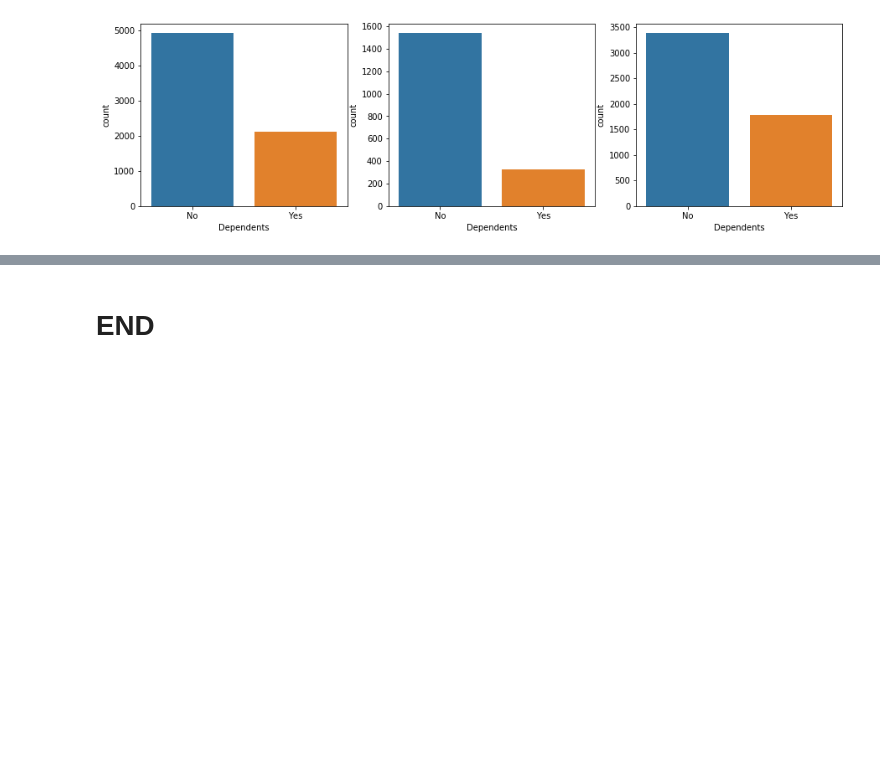
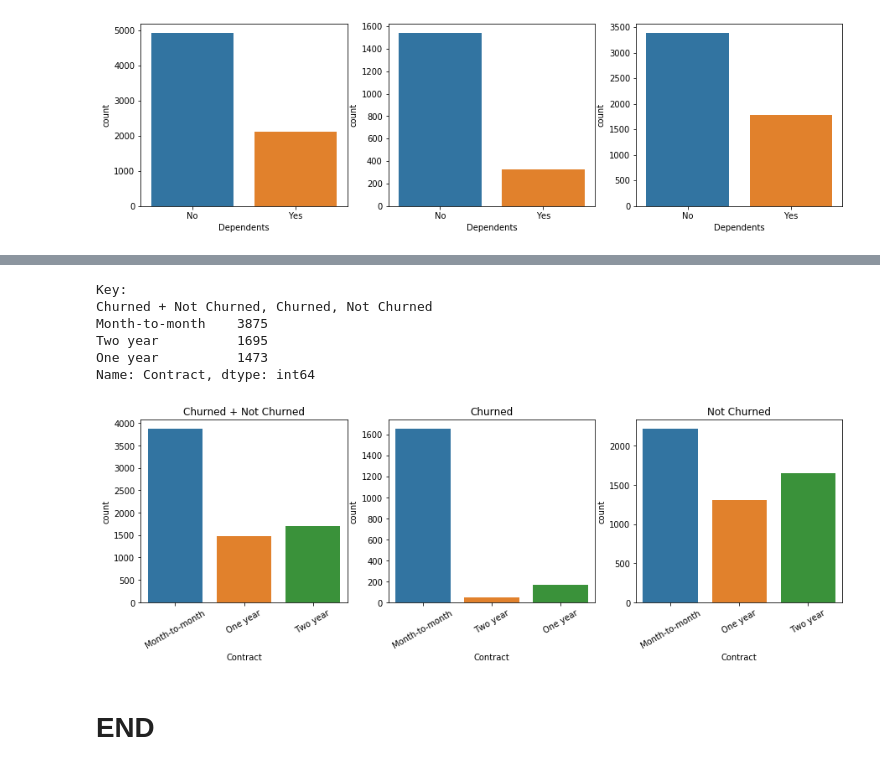
Before and after one commit to Booandlean/Telco_Customer_Churn-, a Jupyter notebook: EDA_+_Vis.ipynb, the cells around one changed output, grey strips where cells are left out. Saved outputs shown, nothing was run; the diff lists cells and outputs as text; code cells hidden in the pictures; blank space fills up the shorter version.

```diff
--- a/EDA_+_Vis.ipynb
+++ b/EDA_+_Vis.ipynb
@@ -248,3 +256,13 @@ Name: PaymentMethod, dtype: int64
+# %%
+vis_compare('Contract', False)
+# %% [output]
+Key:
+Churned + Not Churned, Churned, Not Churned
+Month-to-month    3875
+Two year          1695
+One year          1473
+Name: Contract, dtype: int64
+[figure, added]
 # %% [markdown]
 # END
 # %%
```
Also changed, not shown: parts of 9 cells of this notebook, 3 other files.
